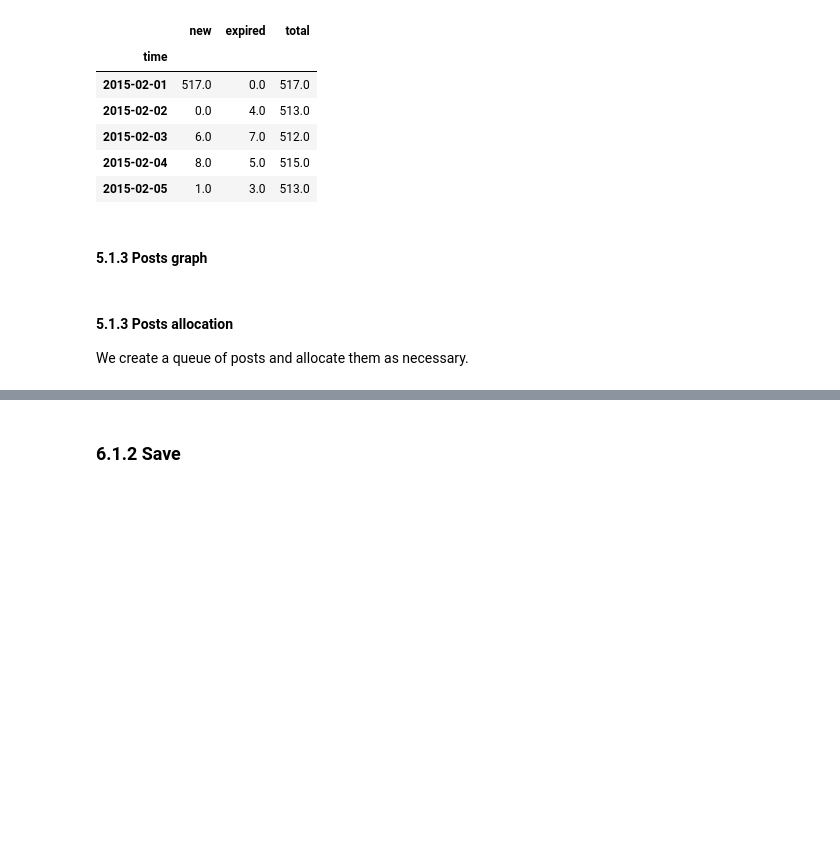
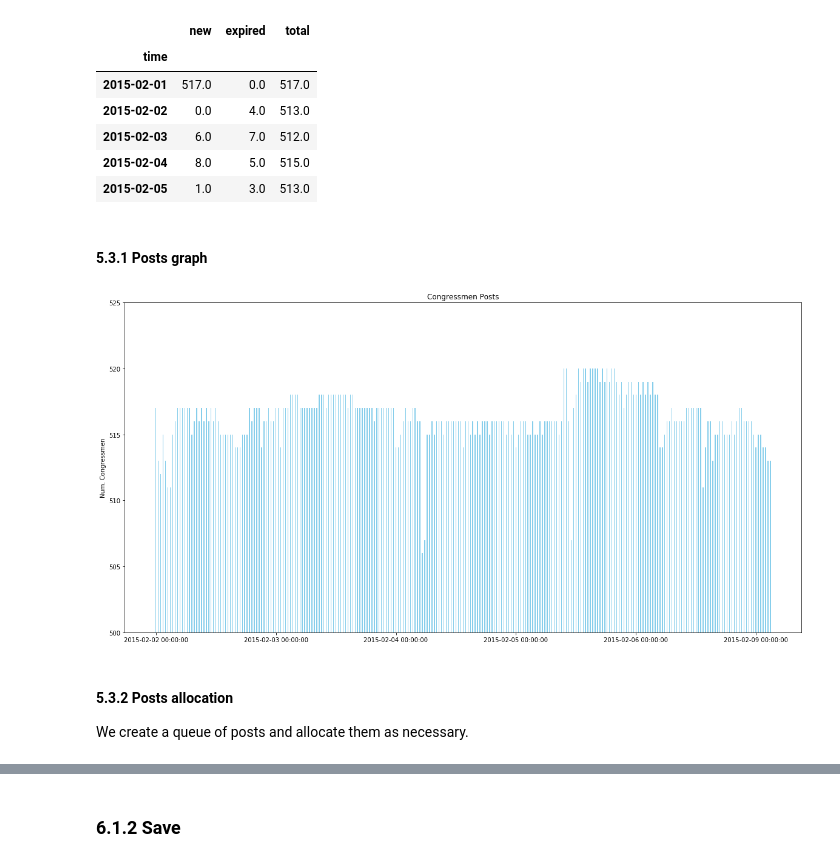
Before and after one commit to guilhermevarela/polare_scrapper, a Jupyter notebook: Congressmen.ipynb, the cells around one changed output, grey strips where cells are left out. Drawn from its saved outputs; the diff is of its cells as text; code cells hidden in the pictures; blank space fills up the shorter version.

```diff
--- a/Congressmen.ipynb
+++ b/Congressmen.ipynb
@@ -135,4 +167,7 @@ There are currently 513 Posts at Camara. The total should be fixed but in practi
 # %%
+memberships = sorted(memberships, key=lambda x:x['cam:startDate'])
+df = pd.DataFrame.from_dict(memberships)
+
 def cumsum(lis):
     total = 0
     for x in lis:
@@ -161,55 +196,27 @@ Max posts: 520.0
 | 2015-02-04 | 8.0 | 5.0 | 515.0 |
 | 2015-02-05 | 1.0 | 3.0 | 513.0 |
 # %% [markdown]
- #### 5.1.3 Posts graph
+ #### 5.3.1 Posts graph
 # %%
 # from datetime import datetime
 import matplotlib.dates as mdates
-# fig, ax = plt.subplots(figsize=(20, 10))
-# ind = range(df.shape[0])
-# width = 0.35  # the width of the bars
-# fromDate = datetime.strptime(df.index[0], '%Y-%m-%d')
-# toDate = datetime.strptime(df.index[1], '%Y-%m-%d')
-# xticks = [ datetime.strptime(dt, '%Y-%m-%d') for dt in df.index ]
+fig, ax = plt.subplots(figsize=(20, 10))
+ind = range(df.shape[0])
+width = 0.35  # the width of the bars
+fromDate = datetime.strptime(df.index[0], '%Y-%m-%d')
+toDate = datetime.strptime(df.index[1], '%Y-%m-%d')
+xticks = [ datetime.strptime(dt, '%Y-%m-%d') for dt in df.index ]
 
-# rects1 = ax.bar(ind, df['total'].values, width, color='SkyBlue')
-# ax.set_ylabel('Num. Congressmen')
-# ax.set_title('Congressmen Posts')
-# ax.set_xticklabels(df['total'].index)
-
-# xlabel = "Workitems\nN=%s"%("{:,}".format(N))
-# plt.xlabel(xlabel,fontsize=12)
-# plt.ylabel('average hours',fontsize=12)
-# datemin = np.datetime64(r.date[0], 'Y')
-# datemax = np.datetime64(r.date[-1], 'Y') + np.timedelta64(1, 'Y')
-# ax.set_xlim(datemin, datemax)
-
-
-# ax.bar(fromDate, toDate)
-# plt.bar(ind , df['total'].values, align='center', width=width, color='red')
-# plt.xticks(xticks)
-# plt.show()
-
-# plt.ylim([500, 525])
-# plt.show()
-
-# https://scentellegher.github.io/programming/2017/05/24/pandas-bar-plot-with-formatted-dates.html
-
-#plot data
-tmp = df['total']
-tmp.index = pd.to_datetime(df.index)
-# tmp.head()
-fig, ax = plt.subplots(figsize=(15,7))
-tmp.to_frame().plot(kind='bar', ax=ax)
-ax.bar(tmp.index, df['total'])
-
-
-#set ticks every week
-ax.xaxis.set_major_locator(mdates.WeekdayLocator())
-#set major ticks format
-ax.xaxis.set_major_formatter(mdates.DateFormatter('%b %d'))
+rects1 = ax.bar(ind, df['total'].values, width=width, color='SkyBlue')
+ax.set_ylabel('Num. Congressmen')
+ax.set_title('Congressmen Posts')
+ax.set_xticklabels(xticks)
+plt.ylim([500, 525])
+plt.show()
+# %% [output]
+[figure, added]
 # %% [markdown]
- #### 5.1.3 Posts allocation
+ #### 5.3.2 Posts allocation
 
  We create a queue of posts and allocate them as necessary.
 # %%
```
Also changed, not shown: parts of 26 cells of this notebook, 23 other files.
